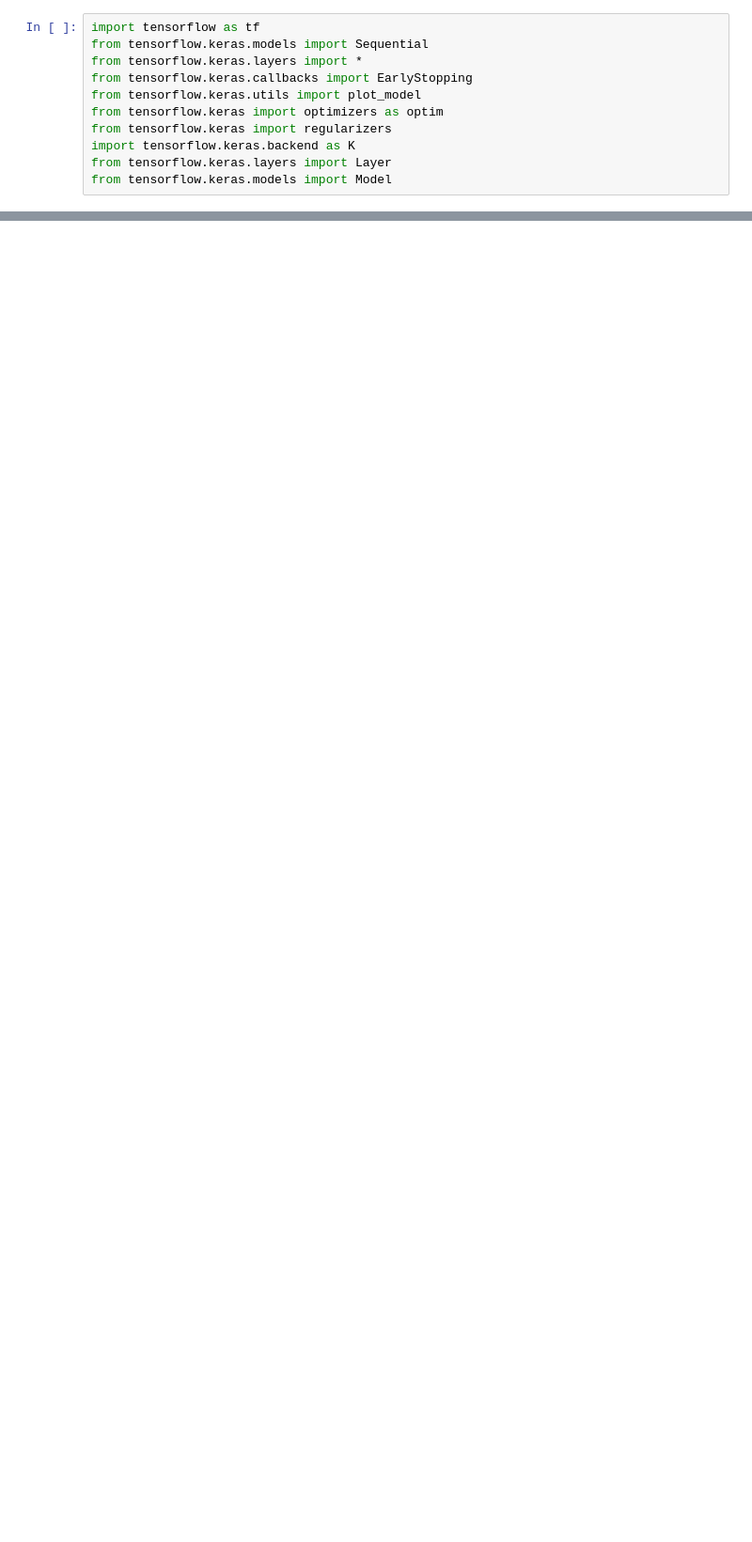
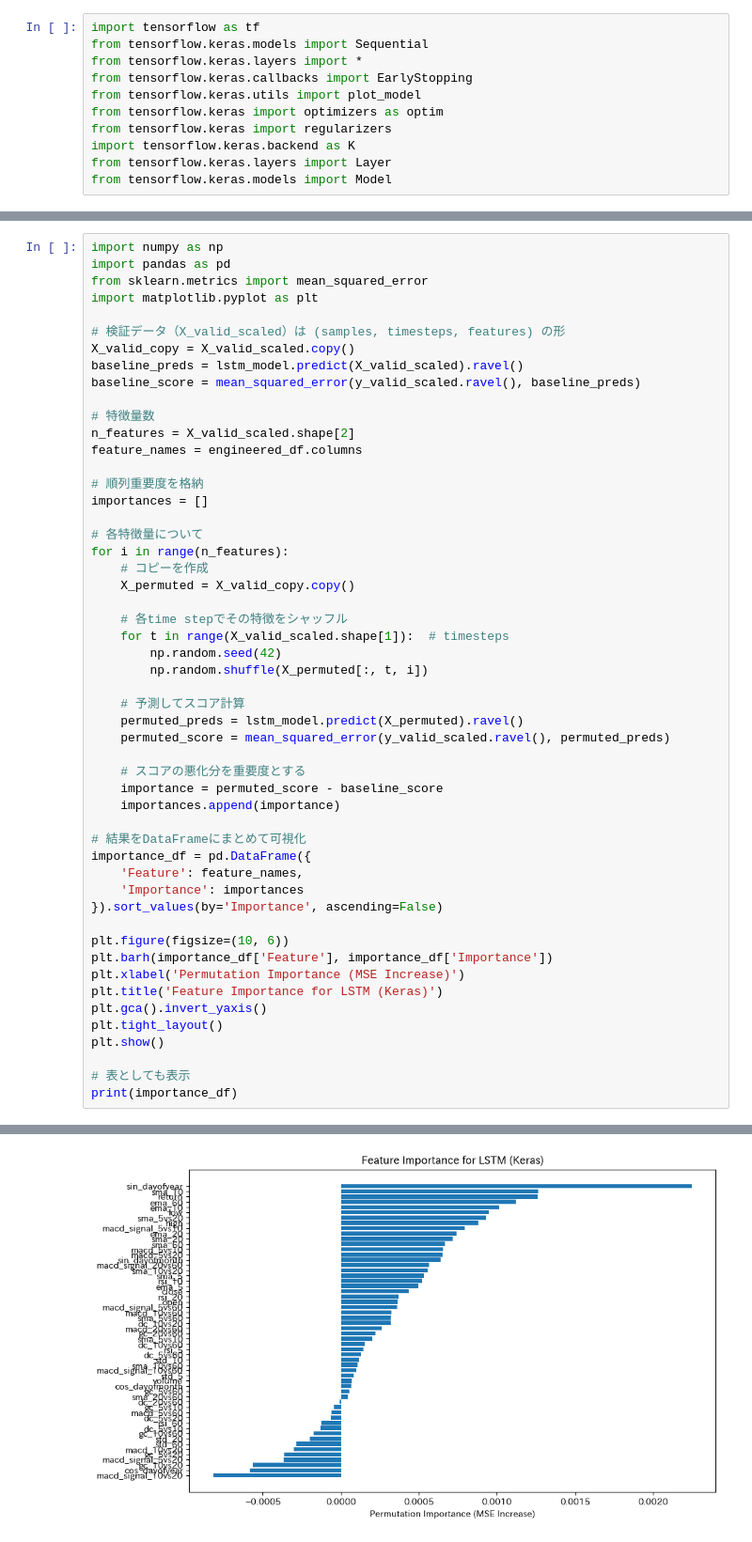
Before and after one commit to kaisei3506/close_price_prediction, a Jupyter notebook: past60days_future1day_lstm.ipynb, the cells around one changed output, grey strips where cells are left out. Shown at 94% size. Drawn from its saved outputs; the diff is of its cells as text; blank space fills up the shorter version.

```diff
--- a/past60days_future1day_lstm.ipynb
+++ b/past60days_future1day_lstm.ipynb
@@ -314,0 +319,53 @@ plt.show()
+# %%
+import numpy as np
+import pandas as pd
+from sklearn.metrics import mean_squared_error
+import matplotlib.pyplot as plt
+
+# 検証データ（X_valid_scaled）は (samples, timesteps, features) の形
+X_valid_copy = X_valid_scaled.copy()
+baseline_preds = lstm_model.predict(X_valid_scaled).ravel()
+baseline_score = mean_squared_error(y_valid_scaled.ravel(), baseline_preds)
+
+# 特徴量数
+n_features = X_valid_scaled.shape[2]
+feature_names = engineered_df.columns
+
+# 順列重要度を格納
+importances = []
+
+# 各特徴量について
+for i in range(n_features):
+    # コピーを作成
+    X_permuted = X_valid_copy.copy()
+
+    # 各time stepでその特徴をシャッフル
+    for t in range(X_valid_scaled.shape[1]):  # timesteps
+        np.random.seed(42)
+        np.random.shuffle(X_permuted[:, t, i])
+
+    # 予測してスコア計算
+    permuted_preds = lstm_model.predict(X_permuted).ravel()
+    permuted_score = mean_squared_error(y_valid_scaled.ravel(), permuted_preds)
+
+    # スコアの悪化分を重要度とする
+    importance = permuted_score - baseline_score
+    importances.append(importance)
+
+# 結果をDataFrameにまとめて可視化
+importance_df = pd.DataFrame({
+    'Feature': feature_names,
+    'Importance': importances
+}).sort_values(by='Importance', ascending=False)
+
+plt.figure(figsize=(10, 6))
+plt.barh(importance_df['Feature'], importance_df['Importance'])
+plt.xlabel('Permutation Importance (MSE Increase)')
+plt.title('Feature Importance for LSTM (Keras)')
+plt.gca().invert_yaxis()
+plt.tight_layout()
+plt.show()
+
+# 表としても表示
+print(importance_df)
+# %% [output]
@@ -314,0 +389 @@ plt.show()
+[figure, added]
```
Also changed, not shown: parts of 9 cells of this notebook.
